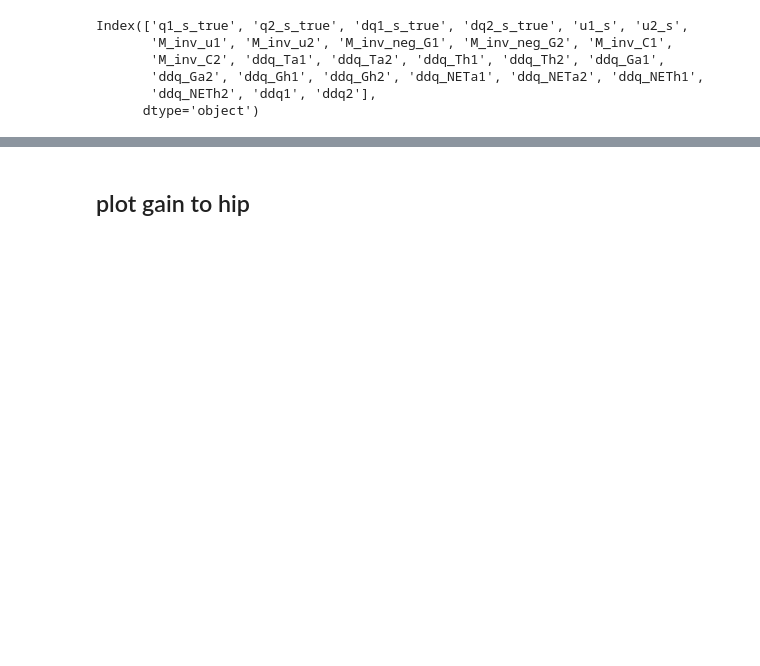
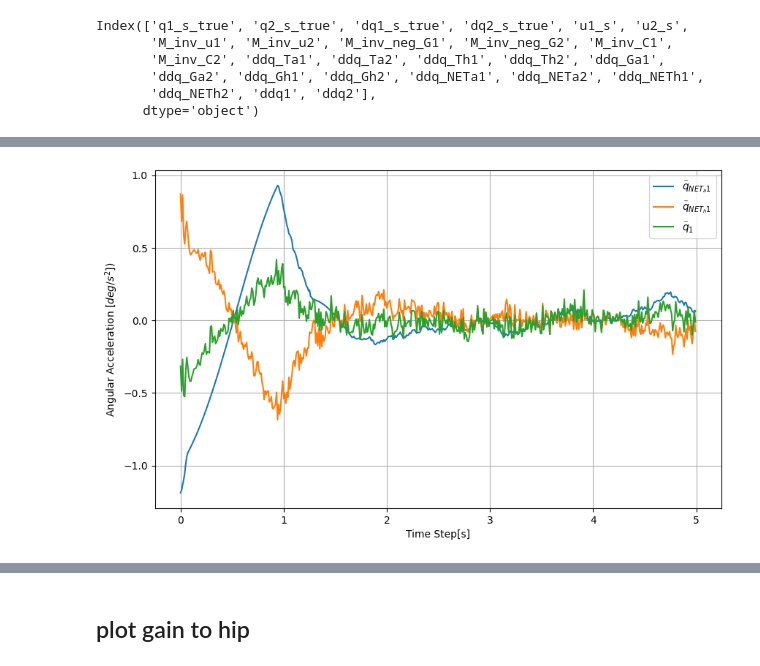
Before and after one commit to dalmatian-jp/MPC_donuts, a Jupyter notebook: data_analing.ipynb, the cells around one changed output, grey strips where cells are left out. Cells and saved outputs as stored; diff of their text form; code cells hidden in the pictures; blank space fills up the shorter version.

```diff
--- a/data_analing.ipynb
+++ b/data_analing.ipynb
@@ -709,0 +750,21 @@ plt.show()
+# %%
+import matplotlib.pyplot as plt
+sampling_time = 0.01  # 1kHz
+time = np.arange(len(sasagawa["ddq_Ta2"][:500])) * sampling_time  # 200以降の時間
+
+# Plot the components with legends
+plt.figure(figsize=(10, 6))
+plt.plot(time,sasagawa["ddq_NETa1"][:500], label=r'$\ddot{q}_{NET_a1}$ ')
+plt.plot(time,sasagawa["ddq_NETh1"][:500], label=r'$\ddot{q}_{NET_h1}$ ')
+plt.plot(time,sasagawa["ddq1"][:500], label=r'$\ddot{q}_1$ ')
+# Add title and labels
+plt.xlabel("Time Step[s]")
+plt.ylabel("Angular Acceleration [$deg/s^2$])")
+# Add legend
+plt.legend()
+plt.grid(True)
+
+# Show the plot
+plt.show()
+# %% [output]
+[figure, added]
```
Also changed, not shown: parts of 17 cells of this notebook.
